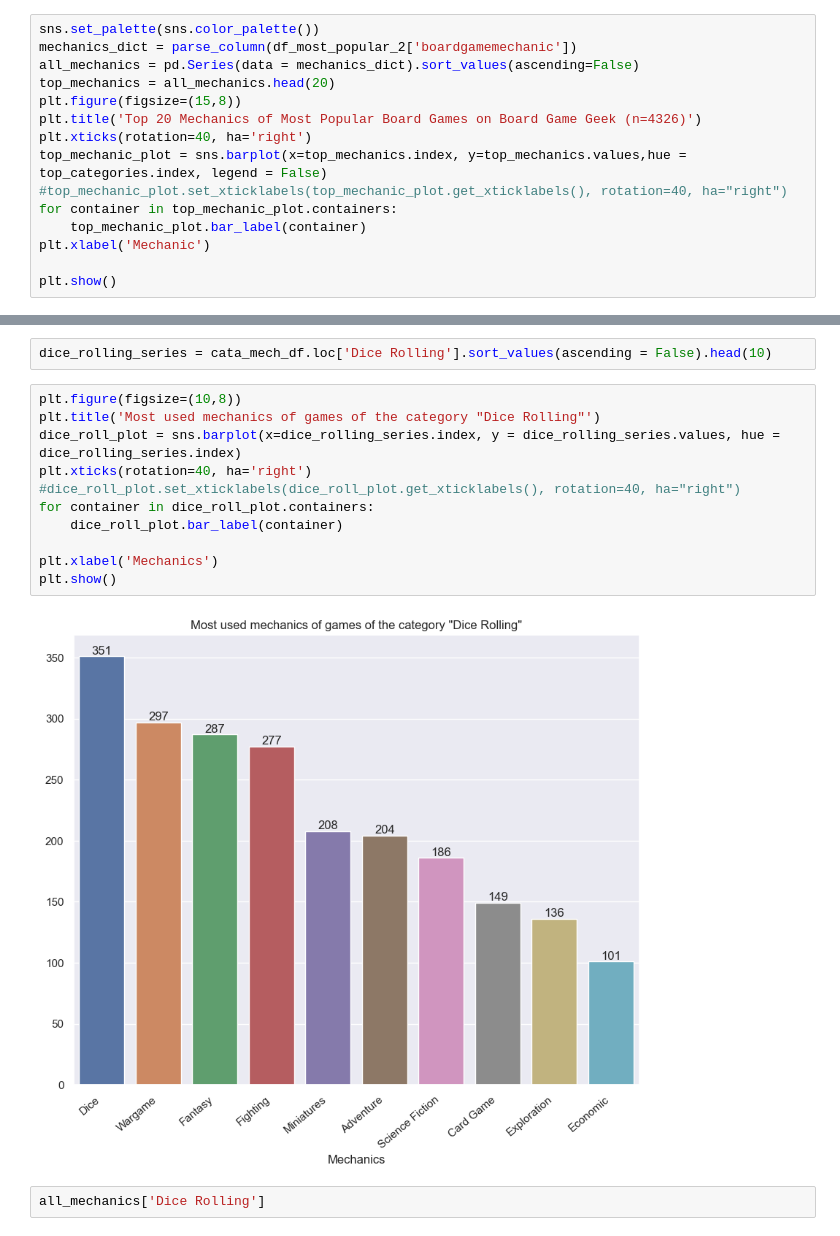
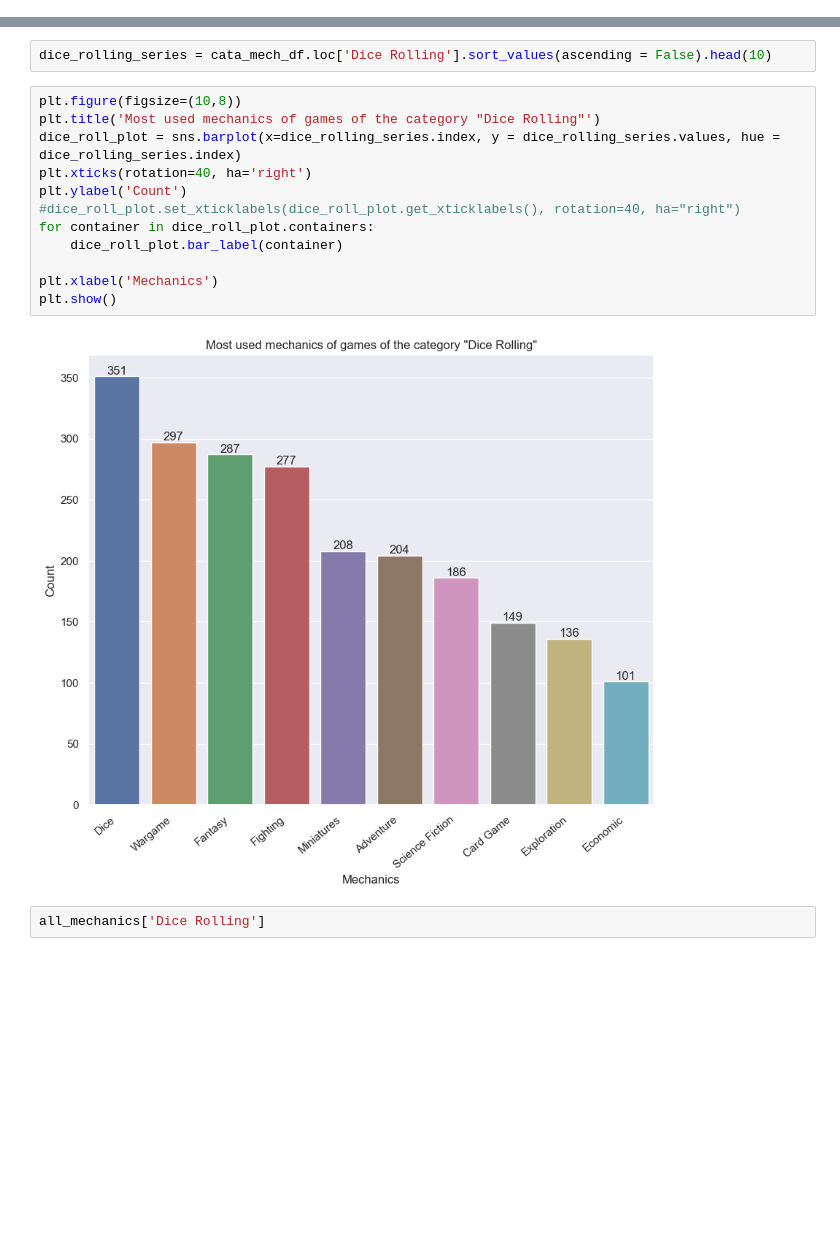
Before and after one commit to J-Zoo99/portfolio, a Jupyter notebook: BoardGameGeek.ipynb, the cells around one changed output, grey strips where cells are left out. Drawn from its saved outputs; the diff is of its cells as text; blank space fills up the shorter version.

```diff
--- a/BoardGameGeek.ipynb
+++ b/BoardGameGeek.ipynb
@@ -444,17 +444,2 @@ There are also 83 categories in total on BGG.
 
 Board Game Geek also differenciates games based on the mechanics of each game:
-# %%
-sns.set_palette(sns.color_palette())
-mechanics_dict = parse_column(df_most_popular_2['boardgamemechanic'])
-all_mechanics = pd.Series(data = mechanics_dict).sort_values(ascending=False)
-top_mechanics = all_mechanics.head(20)
-plt.figure(figsize=(15,8))
-plt.title('Top 20 Mechanics of Most Popular Board Games on Board Game Geek (n=4326)')
-plt.xticks(rotation=40, ha='right')
-top_mechanic_plot = sns.barplot(x=top_mechanics.index, y=top_mechanics.values,hue = top_categories.index, legend = False)
-#top_mechanic_plot.set_xticklabels(top_mechanic_plot.get_xticklabels(), rotation=40, ha="right")
-for container in top_mechanic_plot.containers:
-    top_mechanic_plot.bar_label(container)
-plt.xlabel('Mechanic')
-
-plt.show()
@@ -533,16 +534,17 @@ dice_rolling_series = cata_mech_df.loc['Dice Rolling'].sort_values(ascending = F
 # %%
 plt.figure(figsize=(10,8))
 plt.title('Most used mechanics of games of the category "Dice Rolling"')
 dice_roll_plot = sns.barplot(x=dice_rolling_series.index, y = dice_rolling_series.values, hue = dice_rolling_series.index)
 plt.xticks(rotation=40, ha='right')
+plt.ylabel('Count')
 #dice_roll_plot.set_xticklabels(dice_roll_plot.get_xticklabels(), rotation=40, ha="right")
 for container in dice_roll_plot.containers:
     dice_roll_plot.bar_label(container)
 
 plt.xlabel('Mechanics')
 plt.show()
 # %% [output]
-[figure, old version]
+[figure, new version]
 # %%
 all_mechanics['Dice Rolling']
 # %% [output]
```
Also changed, not shown: parts of 14 cells of this notebook.
